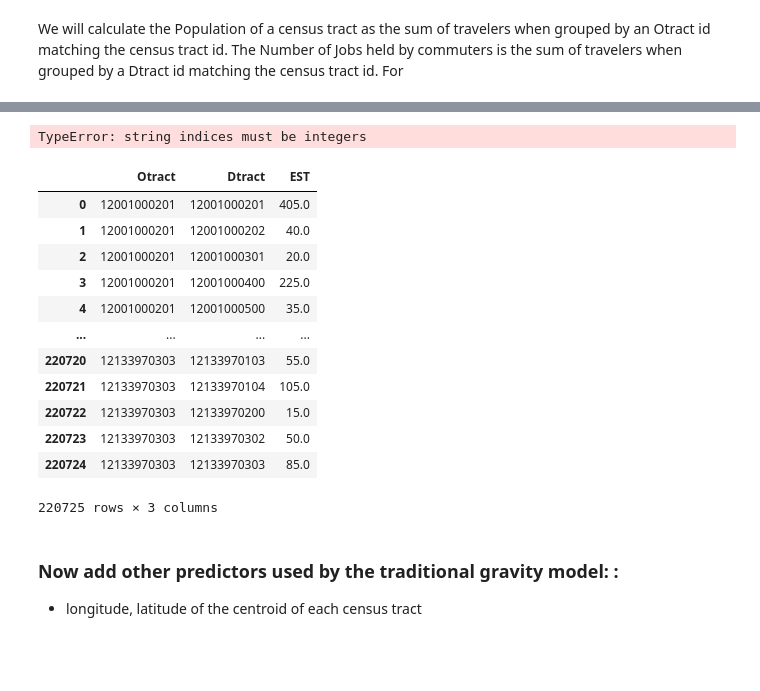
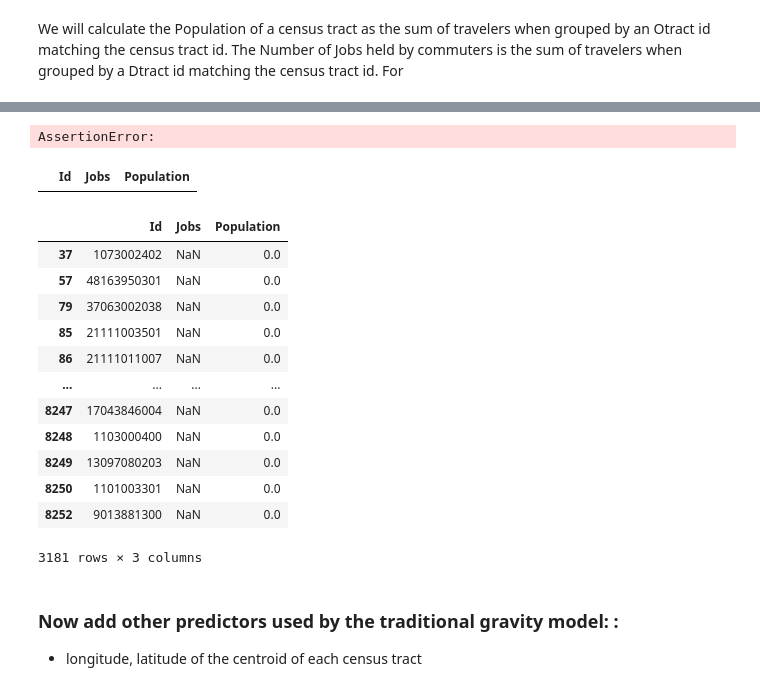
Before and after one commit to daaron678/Predicting-mobility-flows-using-gravity-models, a Jupyter notebook: gravitymodel.ipynb, the cells around one changed output, grey strips where cells are left out. Drawn from its saved outputs; the diff is of its cells as text; code cells hidden in the pictures; blank space fills up the shorter version.

```diff
--- a/gravitymodel.ipynb
+++ b/gravitymodel.ipynb
@@ -194,0 +193,4 @@ grouped_dsets = {}
+# %%
+grouped = pd.DataFrame()
+grouped['Id'] = df['Dtract'].unique()
+grouped = pd.concat([grouped, no_jobs])
@@ -194,0 +201,4 @@ grouped_dsets = {}
+# %%
+grouped.loc[grouped['Id'].isin(no_jobs['Id']), 'Jobs'] = 0
+jobs = df.groupby('Dtract')['EST'].sum()
+grouped['Id'] = grouped['Id'].map(jobs)        #error with this line
@@ -195,5 +225,5 @@ grouped_dsets = {}
 # %%
-for (state_code, df) in enumerate(datasets):
+for state_code, df in datasets.items():
     grouped = pd.DataFrame()
     # no_jobs is a datafram of tracts that have a resident population, but don't provide any jobs for commuting workers from other census tracts
     no_jobs = pd.DataFrame(set(df['Otract'].unique()) - set(df['Dtract'].unique()), columns = ['Id'])
@@ -207,35 +237,41 @@ for (state_code, df) in enumerate(datasets):
     # Now add null job values to census tracts that are only origin tracts
     grouped.loc[grouped['Id'].isin(no_jobs['Id']), 'Jobs'] = 0
     # add job values to all other tracts with jobs
-    jobs = df.groupby(df['Dtract'].unique())['EST'].sum()
+    jobs = df.groupby('Dtract')['EST'].sum()
     grouped['Id'].map(jobs)
 
     # Add null pop values to census tracts that are only destination tracts
     grouped.loc[grouped['Id'].isin(no_pop['Id']), 'Population'] = 0
     # add pop values to all other tracts with pop
-    pop = df.groupby(df['Otract'].unique())['EST'].sum()
+    pop = df.groupby('Otract')['EST'].sum()
     grouped['Population'].map(pop)
     grouped_dsets[state_code] = grouped
-# %% [output]
-TypeError: string indices must be integers
-# %%
-datasets['FL']
-# %% [output]
-|  | Otract | Dtract | EST |
-| 0 | 12001000201 | 12001000201 | 405.0 |
-| 1 | 12001000201 | 12001000202 | 40.0 |
-| 2 | 12001000201 | 12001000301 | 20.0 |
-| 3 | 12001000201 | 12001000400 | 225.0 |
-| 4 | 12001000201 | 12001000500 | 35.0 |
-| ... | ... | ... | ... |
-| 220720 | 12133970303 | 12133970103 | 55.0 |
-| 220721 | 12133970303 | 12133970104 | 105.0 |
-| 220722 | 12133970303 | 12133970200 | 15.0 |
-| 220723 | 12133970303 | 12133970302 | 50.0 |
-| 220724 | 12133970303 | 12133970303 | 85.0 |
-220725 rows × 3 columns
 # %%
-assert(datasets['AK'])
+assert not grouped_dsets['FL'].isna().values.any()
+# %% [output]
+AssertionError:
+# %%
+fl_data = grouped_dsets['FL']
+# %%
+fl_data[fl_data.notna().all(axis=1)]
+# %% [output]
+|  | Id | Jobs | Population |
+# %%
+fl_data[fl_data["Population"] == 0]
+# %% [output]
+|  | Id | Jobs | Population |
+| 37 | 1073002402 | NaN | 0.0 |
+| 57 | 48163950301 | NaN | 0.0 |
+| 79 | 37063002038 | NaN | 0.0 |
+| 85 | 21111003501 | NaN | 0.0 |
+| 86 | 21111011007 | NaN | 0.0 |
+| ... | ... | ... | ... |
+| 8247 | 17043846004 | NaN | 0.0 |
+| 8248 | 1103000400 | NaN | 0.0 |
+| 8249 | 13097080203 | NaN | 0.0 |
+| 8250 | 1101003301 | NaN | 0.0 |
+| 8252 | 9013881300 | NaN | 0.0 |
+3181 rows × 3 columns
 # %% [markdown]
 ### Now add other predictors used by the traditional gravity model: :
 - longitude, latitude of the centroid of each census tract
```
Also changed, not shown: parts of 22 cells of this notebook.
